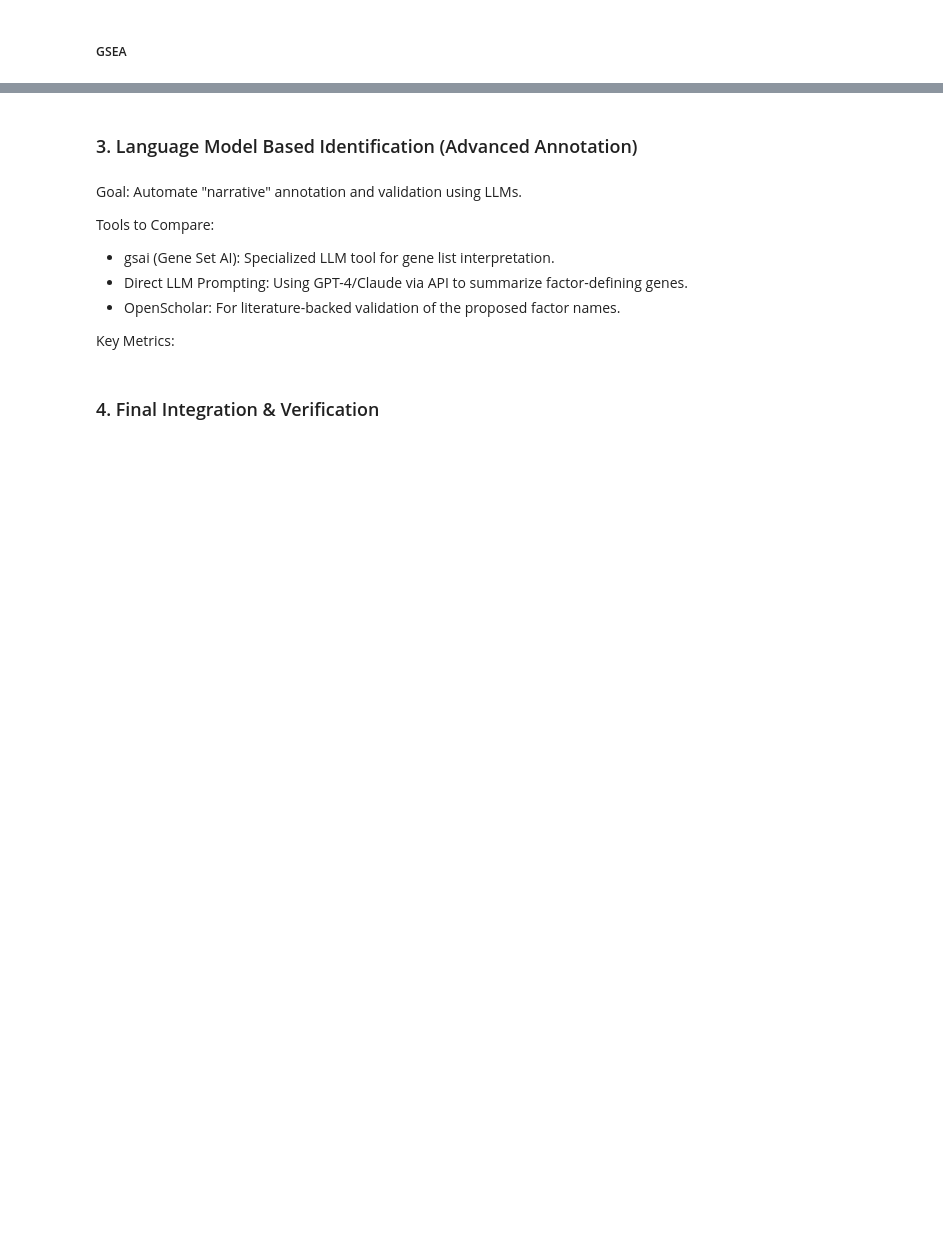
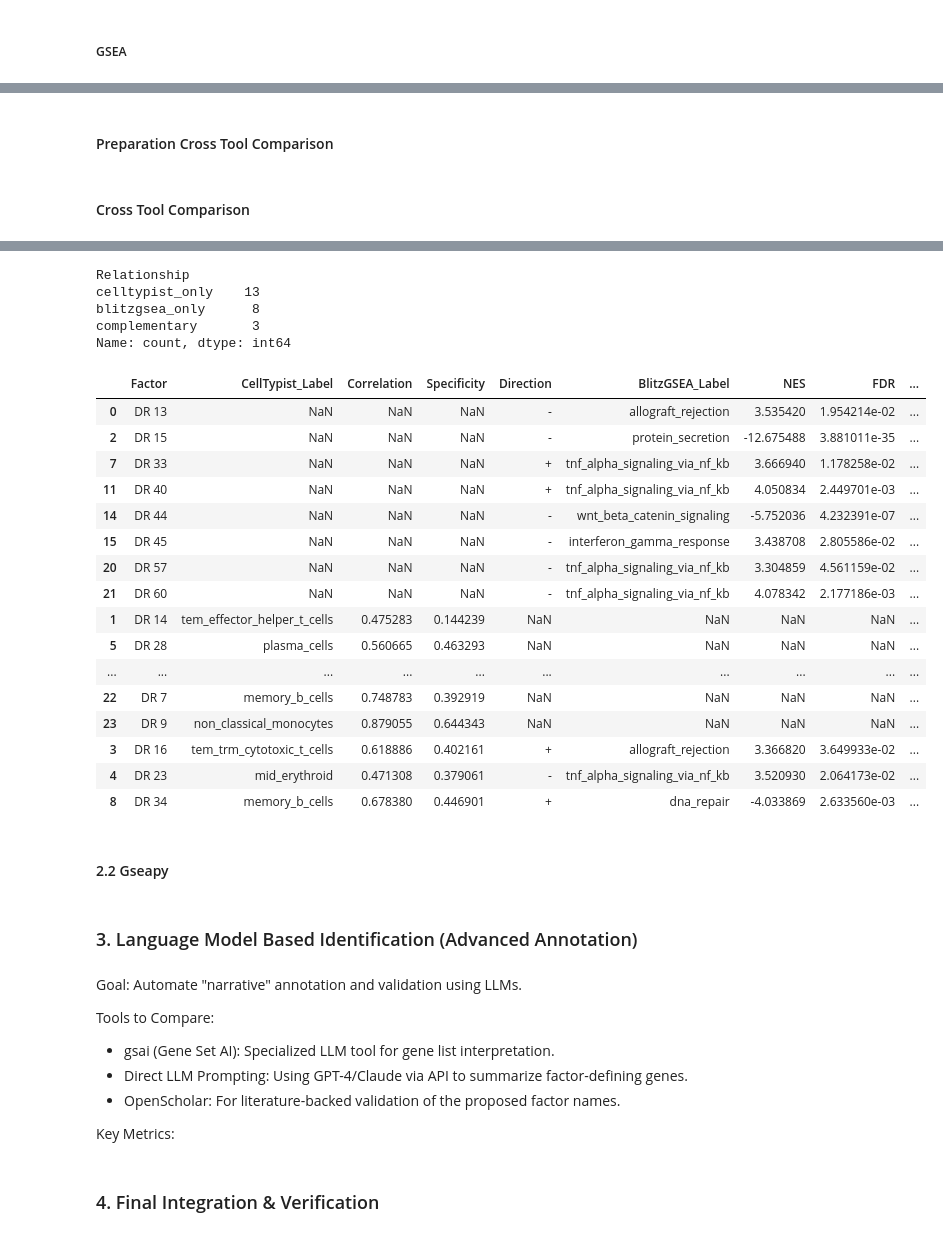
Before and after one commit to clarasoekler/DRVI_tutorials, a Jupyter notebook: identification_of_factors.ipynb, the cells around one changed output, grey strips where cells are left out. Cells and saved outputs as stored; diff of their text form; code cells hidden in the pictures; blank space fills up the shorter version.

```diff
--- a/identification_of_factors.ipynb
+++ b/identification_of_factors.ipynb
@@ -593,24 +581,42 @@ Identified: 57 / 61 Factors.
+# %% [markdown]
+#### Preparation Cross Tool Comparison
+# %%
+blitzgsea_tool_summary = blitzgsea_summary.copy()
+blitzgsea_tool_summary["Tool"] = "blitzgsea"
+blitzgsea_tool_summary["Label"] = blitzgsea_tool_summary["Term"].astype(str)
+blitzgsea_tool_summary["Label_std"] = blitzgsea_tool_summary["Label"].str.lower().str.replace(r"[^a-z0-9]+", "_", regex=True).str.strip("_")
+blitzgsea_tool_summary["Significant"] = blitzgsea_tool_summary["FDR"] < gsea_fdr_threshold
+
+display(annotated.sort_values("NES", ascending=False).head(20))
+# %% [markdown]
+#### Cross Tool Comparison
 # %%
-# 1.Calculate Metrics
-total_factors = len(scores_df.columns)
-annotated = gsea_summary[gsea_summary['Term'] != 'No significant enrichment']
-coverage = (len(annotated) / total_factors) * 100
+# Preparation of Cell-Typist Data for Comparison
+ct_sig = celltypist_summary[celltypist_summary['Significant']][['Factor', 'Label_std', 'Correlation', 'Specificity']]
+ct_sig = ct_sig.rename(columns={'Label_std': 'CellTypist_Label'})
 
-# Specificity: How many terms are unique?
-unique_terms = annotated['Term'].nunique()
-specificity_ratio = (unique_terms / len(annotated)) * 100 if len(annotated) > 0 else 0
+#Filter significant GSEA results
+gs_sig = (
+    blitzgsea_tool_summary[blitzgsea_tool_summary['Significant']]
+    .sort_values(['FDR', 'NES'], ascending=[True, False])
+    .drop_duplicates('Factor')
+    [['Factor', 'Direction', 'Label_std', 'NES', 'FDR']]
+    .rename(columns={'Label_std': 'BlitzGSEA_Label'})
+)
 
-# Singal Strength: Median NES of annotated factors
-median_nes = annotated['NES'].median()
+# Merge CellTypist and BlitzGSEA results on Factor
+comparison = ct_sig.merge(gs_sig, on='Factor', how='outer')
+comparison['Relationship'] = np.where(
+    comparison['CellTypist_Label'].isna(),
+    'blitzgsea_only', # if CellTypist label is missing but GSEA gives a result it's a BlitzGSEA-only annotation
+    np.where(
+        comparison['BlitzGSEA_Label'].isna(),
+        'celltypist_only', #factor is a cell type
+        np.where(comparison['CellTypist_Label'] == comparison['BlitzGSEA_Label'], 'same_label', 'complementary') #both tools give an annotation, if they match it's "same_label", else it's "complementary"
+    )
+)
 
-# 2. Summary Report
-print(f"--- BlitzGSEA Evaluation Report ---")
-print(f"1. Coverage: {coverage:.2f}% ({len(annotated)} von {total_factors} Faktoren)")
-print(f"2. Spezifität: {specificity_ratio:.2f}% ({unique_terms} einzigartige Begriffe)")
-print(f"3. Signalstärke (Median NES): {median_nes:.2f}")
-print(f"-----------------------------------")
-
-# 3. Top-Faktoren nach Signalstärke anzeigen
-print("Top 5 annotierte Faktoren:")
-print(annotated.sort_values('NES', ascending=False).head(20))
+print("Cross-tool relationship counts:")
+display(comparison['Relationship'].value_counts())
+display(comparison.sort_values(['Relationship', 'Factor']).head(50))
 # %% [output]
@@ -634,3 +624,27 @@ Top 5 annotierte Faktoren:
+Relationship
+celltypist_only    13
+blitzgsea_only      8
+complementary       3
+Name: count, dtype: int64
+|  | Factor | CellTypist_Label | Correlation | Specificity | Direction | BlitzGSEA_Label | NES | FDR | ... |
+| 0 | DR 13 | NaN | NaN | NaN | - | allograft_rejection | 3.535420 | 1.954214e-02 | ... |
+| 2 | DR 15 | NaN | NaN | NaN | - | protein_secretion | -12.675488 | 3.881011e-35 | ... |
+| 7 | DR 33 | NaN | NaN | NaN | + | tnf_alpha_signaling_via_nf_kb | 3.666940 | 1.178258e-02 | ... |
+| 11 | DR 40 | NaN | NaN | NaN | + | tnf_alpha_signaling_via_nf_kb | 4.050834 | 2.449701e-03 | ... |
+| 14 | DR 44 | NaN | NaN | NaN | - | wnt_beta_catenin_signaling | -5.752036 | 4.232391e-07 | ... |
+| 15 | DR 45 | NaN | NaN | NaN | - | interferon_gamma_response | 3.438708 | 2.805586e-02 | ... |
+| 20 | DR 57 | NaN | NaN | NaN | - | tnf_alpha_signaling_via_nf_kb | 3.304859 | 4.561159e-02 | ... |
+| 21 | DR 60 | NaN | NaN | NaN | - | tnf_alpha_signaling_via_nf_kb | 4.078342 | 2.177186e-03 | ... |
+| 1 | DR 14 | tem_effector_helper_t_cells | 0.475283 | 0.144239 | NaN | NaN | NaN | NaN | ... |
+| 5 | DR 28 | plasma_cells | 0.560665 | 0.463293 | NaN | NaN | NaN | NaN | ... |
+| ... | ... | ... | ... | ... | ... | ... | ... | ... | ... |
+| 22 | DR 7 | memory_b_cells | 0.748783 | 0.392919 | NaN | NaN | NaN | NaN | ... |
+| 23 | DR 9 | non_classical_monocytes | 0.879055 | 0.644343 | NaN | NaN | NaN | NaN | ... |
+| 3 | DR 16 | tem_trm_cytotoxic_t_cells | 0.618886 | 0.402161 | + | allograft_rejection | 3.366820 | 3.649933e-02 | ... |
+| 4 | DR 23 | mid_erythroid | 0.471308 | 0.379061 | - | tnf_alpha_signaling_via_nf_kb | 3.520930 | 2.064173e-02 | ... |
+| 8 | DR 34 | memory_b_cells | 0.678380 | 0.446901 | + | dna_repair | -4.033869 | 2.633560e-03 | ... |
+# %% [markdown]
+#### 2.2 Gseapy
 # %% [markdown]
 ### 3. Language Model Based Identification (Advanced Annotation)
 # %% [markdown]
```
Also changed, not shown: parts of 46 cells of this notebook, 1 other file.
